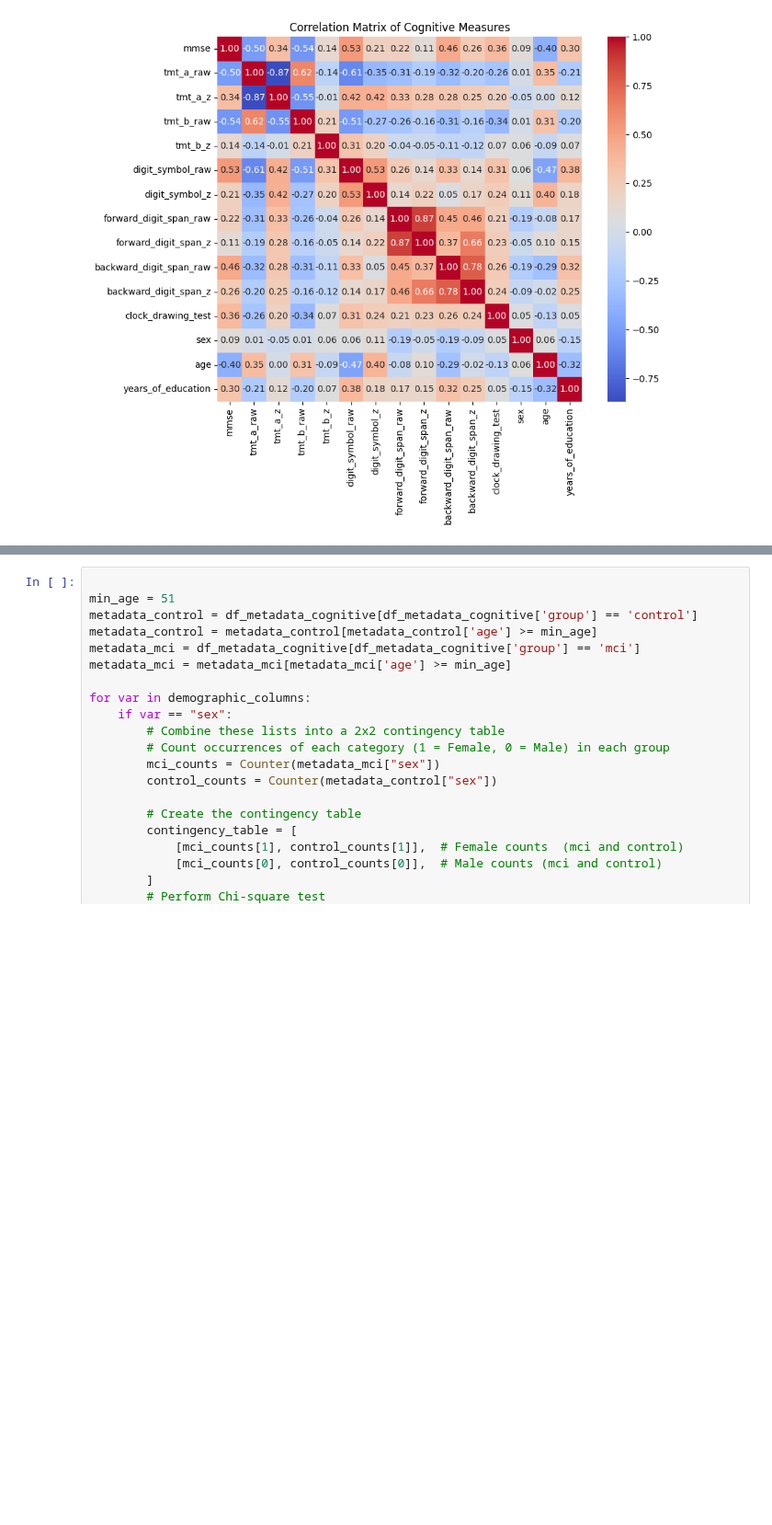
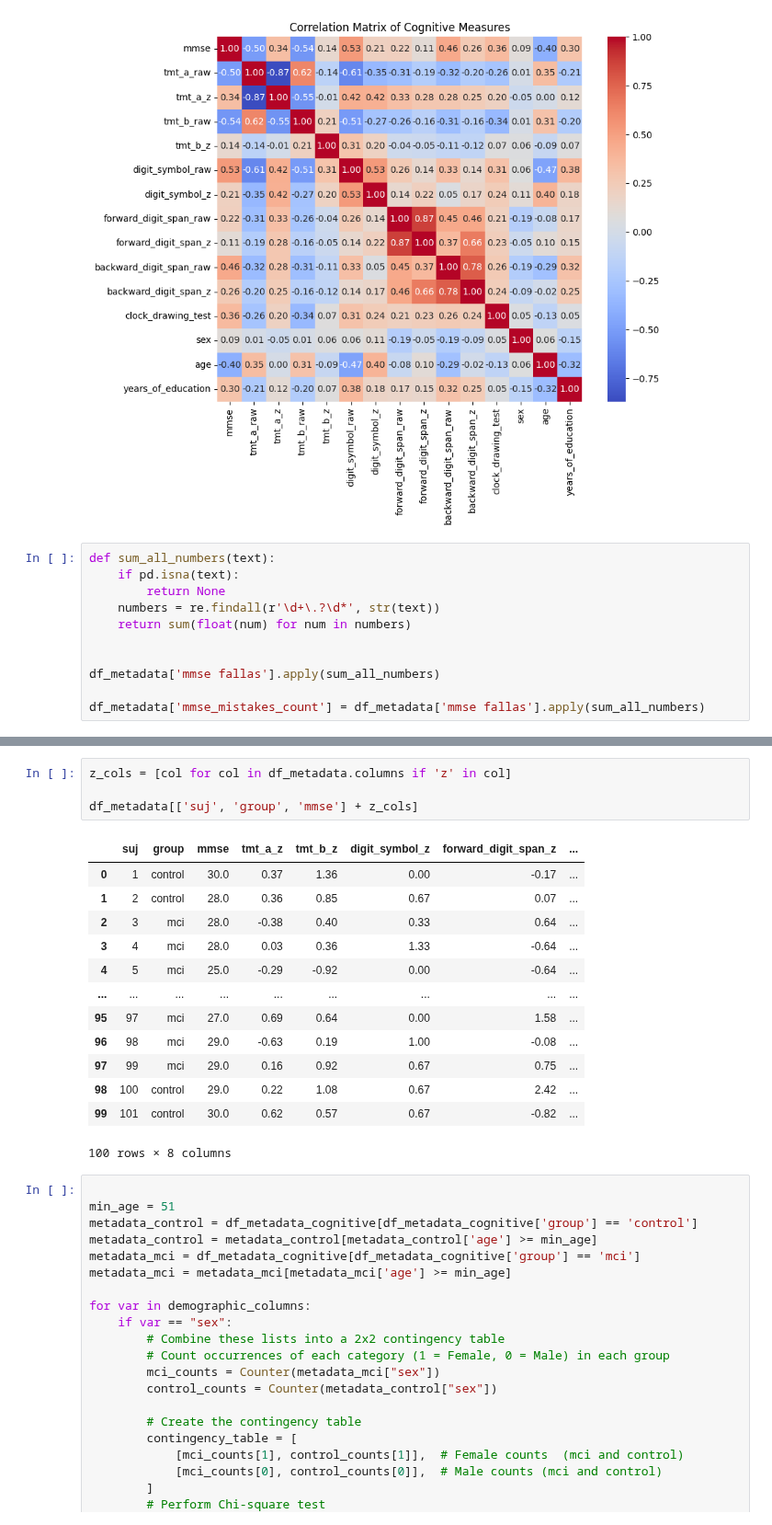
Before and after one commit to gianluca-capelo/tmt-analysis, a Jupyter notebook: notebooks/modelling.ipynb, the cells around one changed output, grey strips where cells are left out. Shown at 92% size. Cells and saved outputs as stored; diff of their text form; blank space fills up the shorter version.

```diff
--- a/notebooks/modelling.ipynb
+++ b/notebooks/modelling.ipynb
@@ -177,3 +177,14 @@ Index(['suj', 'group', 'clasificación de caso',
        'clock_drawing_test', 'years_of_education'],
       dtype='object')
 [figure]
+# %%
+def sum_all_numbers(text):
+    if pd.isna(text):
+        return None
+    numbers = re.findall(r'\d+\.?\d*', str(text))
+    return sum(float(num) for num in numbers)
+
+
+df_metadata['mmse fallas'].apply(sum_all_numbers)
+
+df_metadata['mmse_mistakes_count'] = df_metadata['mmse fallas'].apply(sum_all_numbers)
@@ -180,3 +211,21 @@ Index(['suj', 'group', 'clasificación de caso',
+# %%
+z_cols = [col for col in df_metadata.columns if 'z' in col]
+
+df_metadata[['suj', 'group', 'mmse'] + z_cols]
+# %% [output]
+|  | suj | group | mmse | tmt_a_z | tmt_b_z | digit_symbol_z | forward_digit_span_z | ... |
+| 0 | 1 | control | 30.0 | 0.37 | 1.36 | 0.00 | -0.17 | ... |
+| 1 | 2 | control | 28.0 | 0.36 | 0.85 | 0.67 | 0.07 | ... |
+| 2 | 3 | mci | 28.0 | -0.38 | 0.40 | 0.33 | 0.64 | ... |
+| 3 | 4 | mci | 28.0 | 0.03 | 0.36 | 1.33 | -0.64 | ... |
+| 4 | 5 | mci | 25.0 | -0.29 | -0.92 | 0.00 | -0.64 | ... |
+| ... | ... | ... | ... | ... | ... | ... | ... | ... |
+| 95 | 97 | mci | 27.0 | 0.69 | 0.64 | 0.00 | 1.58 | ... |
+| 96 | 98 | mci | 29.0 | -0.63 | 0.19 | 1.00 | -0.08 | ... |
+| 97 | 99 | mci | 29.0 | 0.16 | 0.92 | 0.67 | 0.75 | ... |
+| 98 | 100 | control | 29.0 | 0.22 | 1.08 | 0.67 | 2.42 | ... |
+| 99 | 101 | control | 30.0 | 0.62 | 0.57 | 0.67 | -0.82 | ... |
+100 rows × 8 columns
 # %%
 
 min_age = 51
```
Also changed, not shown: parts of 1 cell of this notebook, 1 other file.
